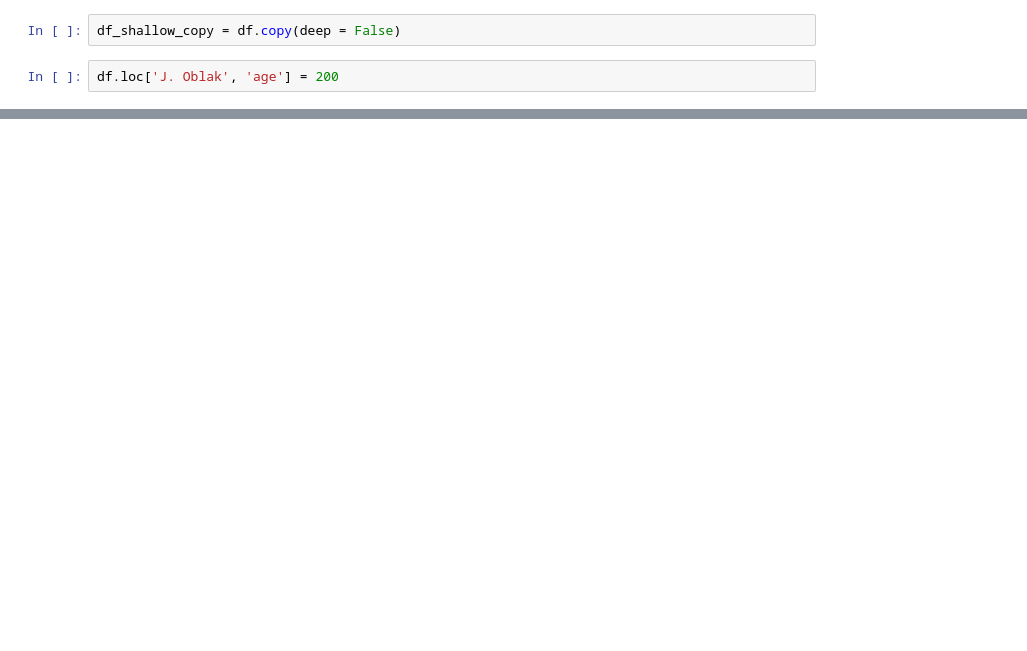
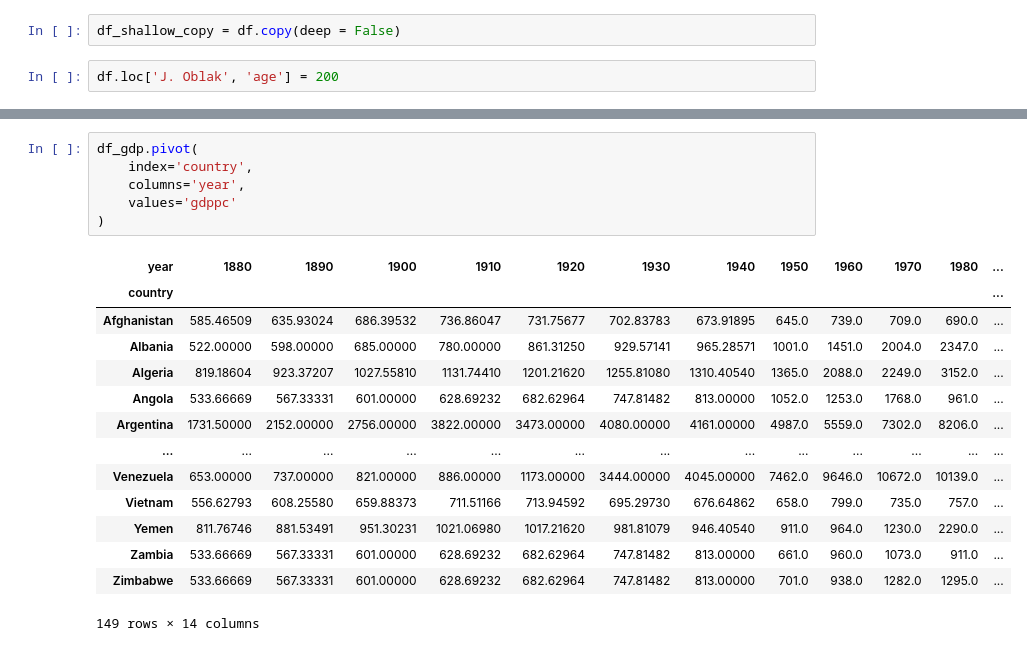
Before and after one commit to Stan-is-the-man/Data_science_bootcamp_2023, a Jupyter notebook: sd_data_extraction.ipynb, the cells around one changed output, grey strips where cells are left out. Drawn from its saved outputs; the diff is of its cells as text; blank space fills up the shorter version.

```diff
--- a/sd_data_extraction.ipynb
+++ b/sd_data_extraction.ipynb
@@ -980,0 +1020,21 @@ df_shallow_copy
+# %%
+df_gdp.pivot(
+    index='country',
+    columns='year',
+    values='gdppc'
+)
+# %% [output]
+| year | 1880 | 1890 | 1900 | 1910 | 1920 | 1930 | 1940 | 1950 | 1960 | 1970 | 1980 | ... |
+| country |  |  |  |  |  |  |  |  |  |  |  | ... |
+| Afghanistan | 585.46509 | 635.93024 | 686.39532 | 736.86047 | 731.75677 | 702.83783 | 673.91895 | 645.0 | 739.0 | 709.0 | 690.0 | ... |
+| Albania | 522.00000 | 598.00000 | 685.00000 | 780.00000 | 861.31250 | 929.57141 | 965.28571 | 1001.0 | 1451.0 | 2004.0 | 2347.0 | ... |
+| Algeria | 819.18604 | 923.37207 | 1027.55810 | 1131.74410 | 1201.21620 | 1255.81080 | 1310.40540 | 1365.0 | 2088.0 | 2249.0 | 3152.0 | ... |
+| Angola | 533.66669 | 567.33331 | 601.00000 | 628.69232 | 682.62964 | 747.81482 | 813.00000 | 1052.0 | 1253.0 | 1768.0 | 961.0 | ... |
+| Argentina | 1731.50000 | 2152.00000 | 2756.00000 | 3822.00000 | 3473.00000 | 4080.00000 | 4161.00000 | 4987.0 | 5559.0 | 7302.0 | 8206.0 | ... |
+| ... | ... | ... | ... | ... | ... | ... | ... | ... | ... | ... | ... | ... |
+| Venezuela | 653.00000 | 737.00000 | 821.00000 | 886.00000 | 1173.00000 | 3444.00000 | 4045.00000 | 7462.0 | 9646.0 | 10672.0 | 10139.0 | ... |
+| Vietnam | 556.62793 | 608.25580 | 659.88373 | 711.51166 | 713.94592 | 695.29730 | 676.64862 | 658.0 | 799.0 | 735.0 | 757.0 | ... |
+| Yemen | 811.76746 | 881.53491 | 951.30231 | 1021.06980 | 1017.21620 | 981.81079 | 946.40540 | 911.0 | 964.0 | 1230.0 | 2290.0 | ... |
+| Zambia | 533.66669 | 567.33331 | 601.00000 | 628.69232 | 682.62964 | 747.81482 | 813.00000 | 661.0 | 960.0 | 1073.0 | 911.0 | ... |
+| Zimbabwe | 533.66669 | 567.33331 | 601.00000 | 628.69232 | 682.62964 | 747.81482 | 813.00000 | 701.0 | 938.0 | 1282.0 | 1295.0 | ... |
+149 rows × 14 columns
```
Also changed, not shown: parts of 12 cells of this notebook, 2 other files.
